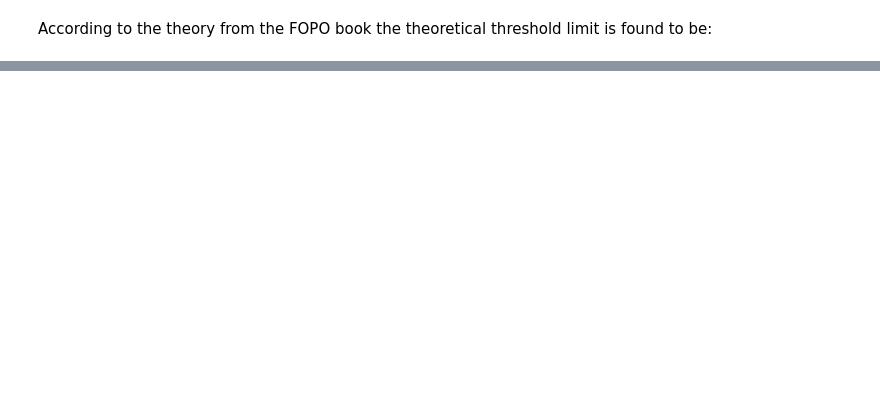
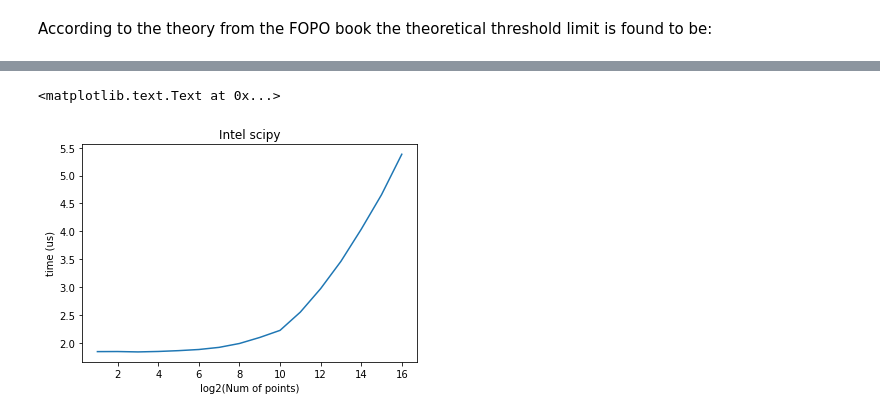
Before and after one commit to ibegleris/w-fopo, a Jupyter notebook: Dispersions_wavelength_finder.ipynb, the cells around one changed output, grey strips where cells are left out. Cells and saved outputs as stored; diff of their text form; code cells hidden in the pictures; blank space fills up the shorter version.

```diff
--- a/Dispersions_wavelength_finder.ipynb
+++ b/Dispersions_wavelength_finder.ipynb
@@ -279,0 +295,27 @@ pth
+# %%
+fft,ifft,method = pick(100,2,1000,1)
+# %%
+N_big = []
+t_small = []
+t = []
+for n in range(1,17):
+    N =  2**n
+    A = np.random.rand(N) + 1j * np.random.rand(N)
+    for i in range(10000):
+        t1 = time()
+        A = ifft(A)
+        dt = time() - t1
+        t_small.append(dt)
+    t.append(np.average(t_small))
+    N_big.append(N)
+# %%
+import matplotlib.pyplot as plt
+%matplotlib inline
+plt.plot(np.log2(N_big), np.log(np.asanyarray(t)*1e6))
+plt.xlabel('log2(Num of points)')
+plt.ylabel('time (us)')
+plt.title('Intel scipy')
+#plt.savefig('intel_scipy.png')
+# %% [output]
+<matplotlib.text.Text at 0x...>
+[figure, added]
```
Also changed, not shown: parts of 11 cells of this notebook, 10 other files.
